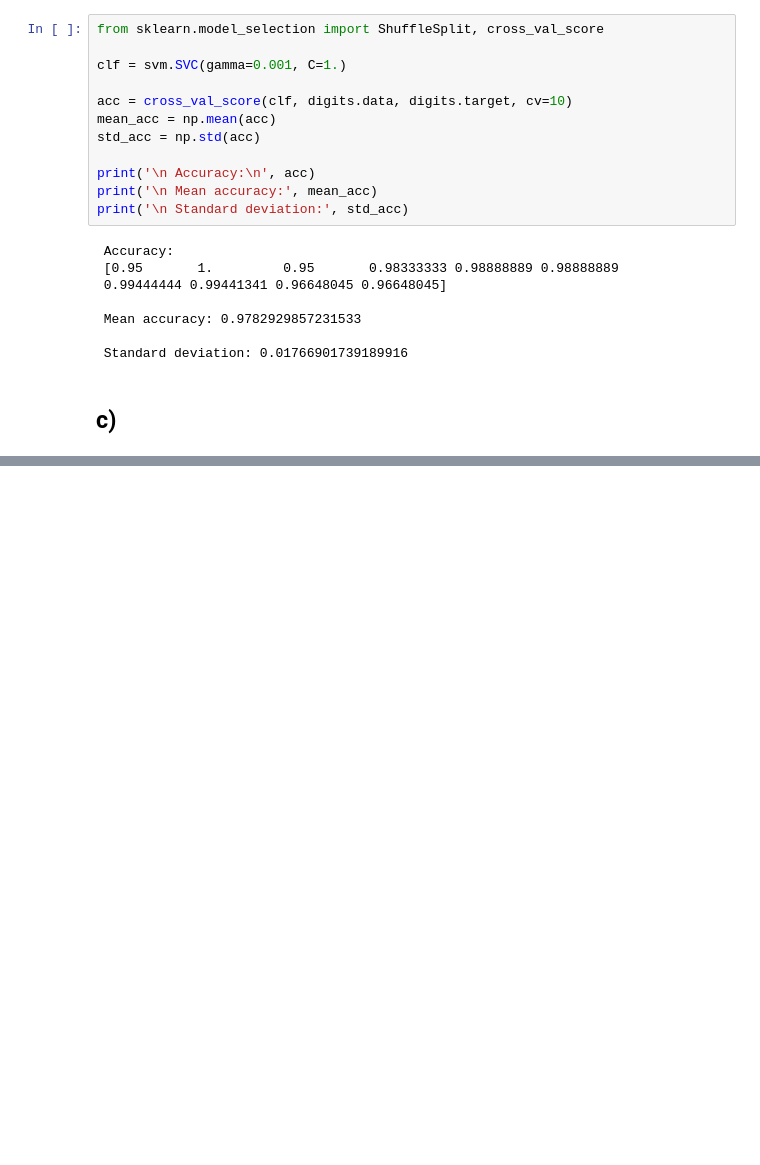
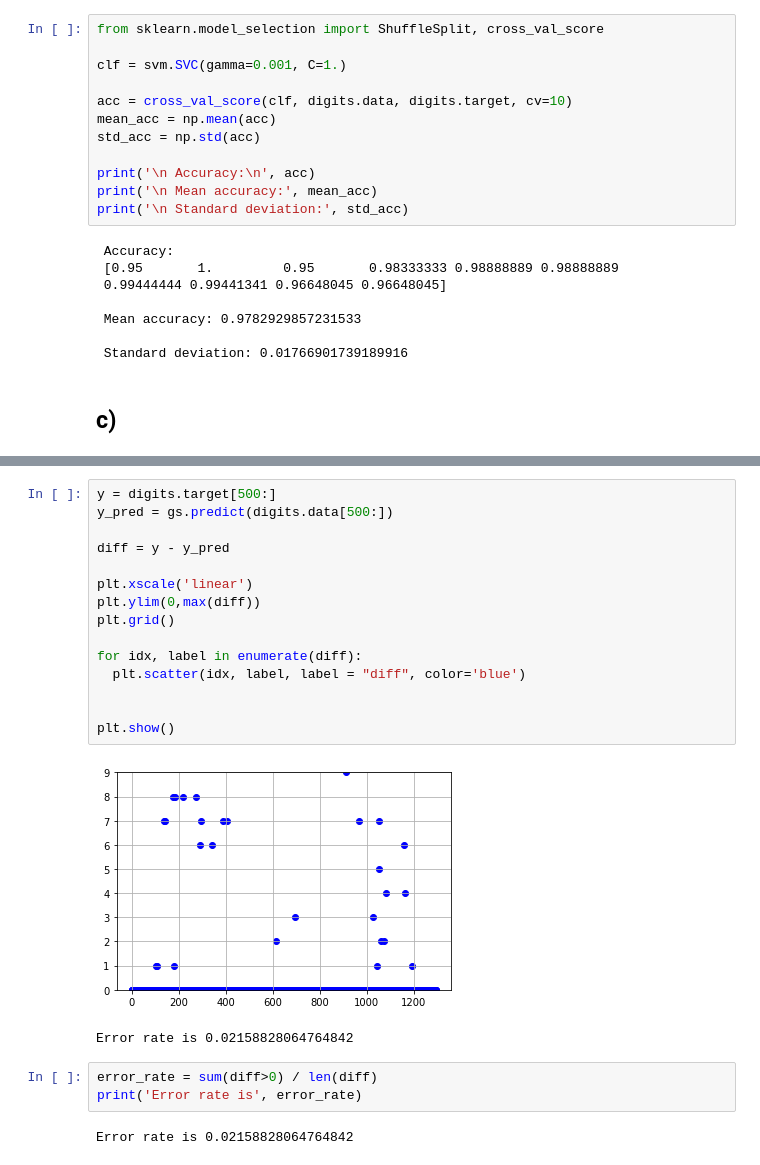
Before and after one commit to schmuecker/machine-learning-course, a Jupyter notebook: 03 svm/03.1 cross validation/03.1_Cross_Validation.ipynb, the cells around one changed output, grey strips where cells are left out. Cells and saved outputs as stored; diff of their text form; blank space fills up the shorter version.

```diff
--- a/03 svm/03.1 cross validation/03.1_Cross_Validation.ipynb
+++ b/03 svm/03.1 cross validation/03.1_Cross_Validation.ipynb
@@ -303,0 +300,23 @@ plt.show()
+# %%
+y = digits.target[500:]
+y_pred = gs.predict(digits.data[500:])
+
+diff = y - y_pred
+
+plt.xscale('linear')
+plt.ylim(0,max(diff))
+plt.grid()
+
+for idx, label in enumerate(diff):
+  plt.scatter(idx, label, label = "diff", color='blue')
+
+
+plt.show()
+# %% [output]
+[figure, added]
+Error rate is 0.02158828064764842
+# %%
+error_rate = sum(diff>0) / len(diff)
+print('Error rate is', error_rate)
+# %% [output]
+Error rate is 0.02158828064764842
```
Also changed, not shown: parts of 9 cells of this notebook.
